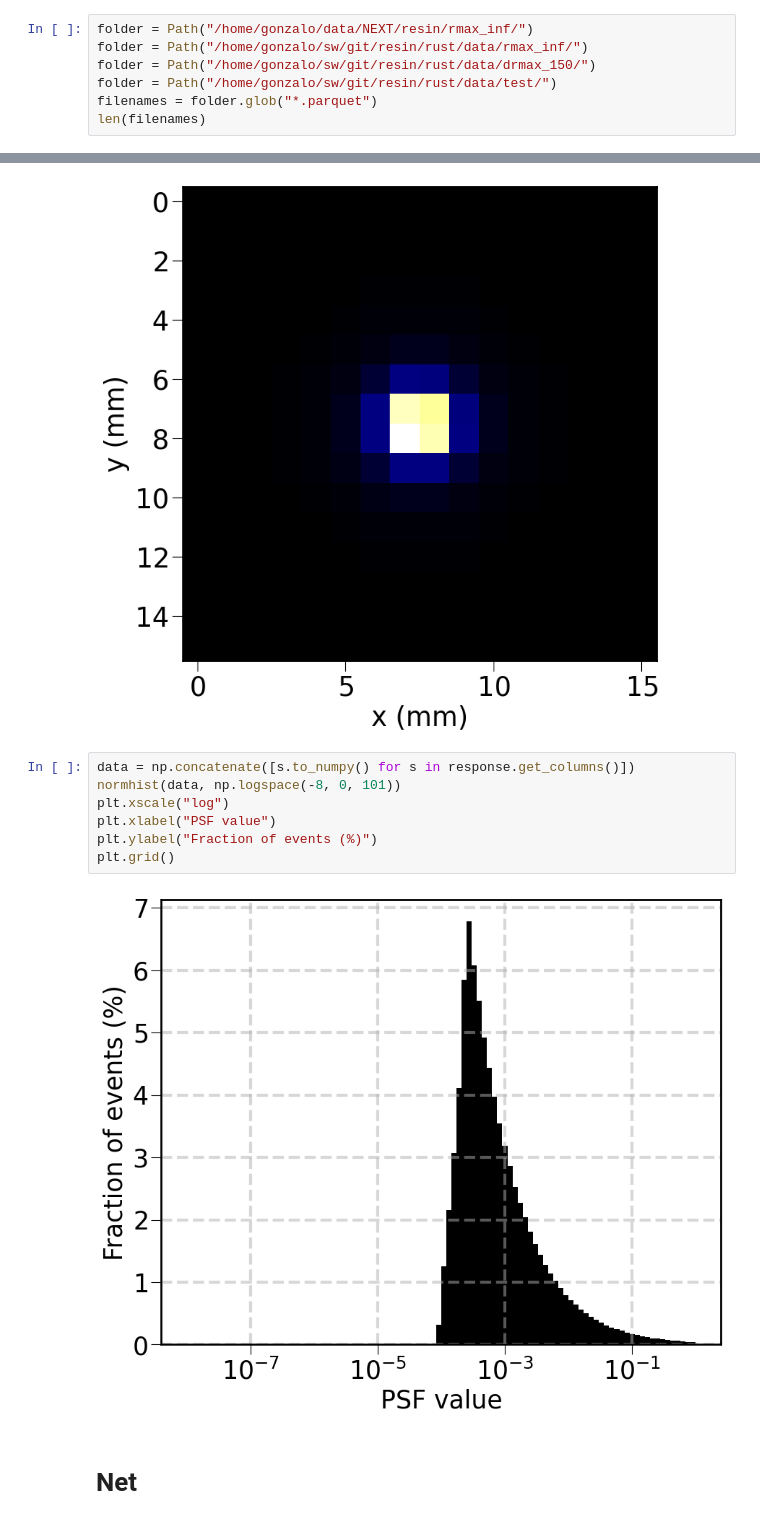
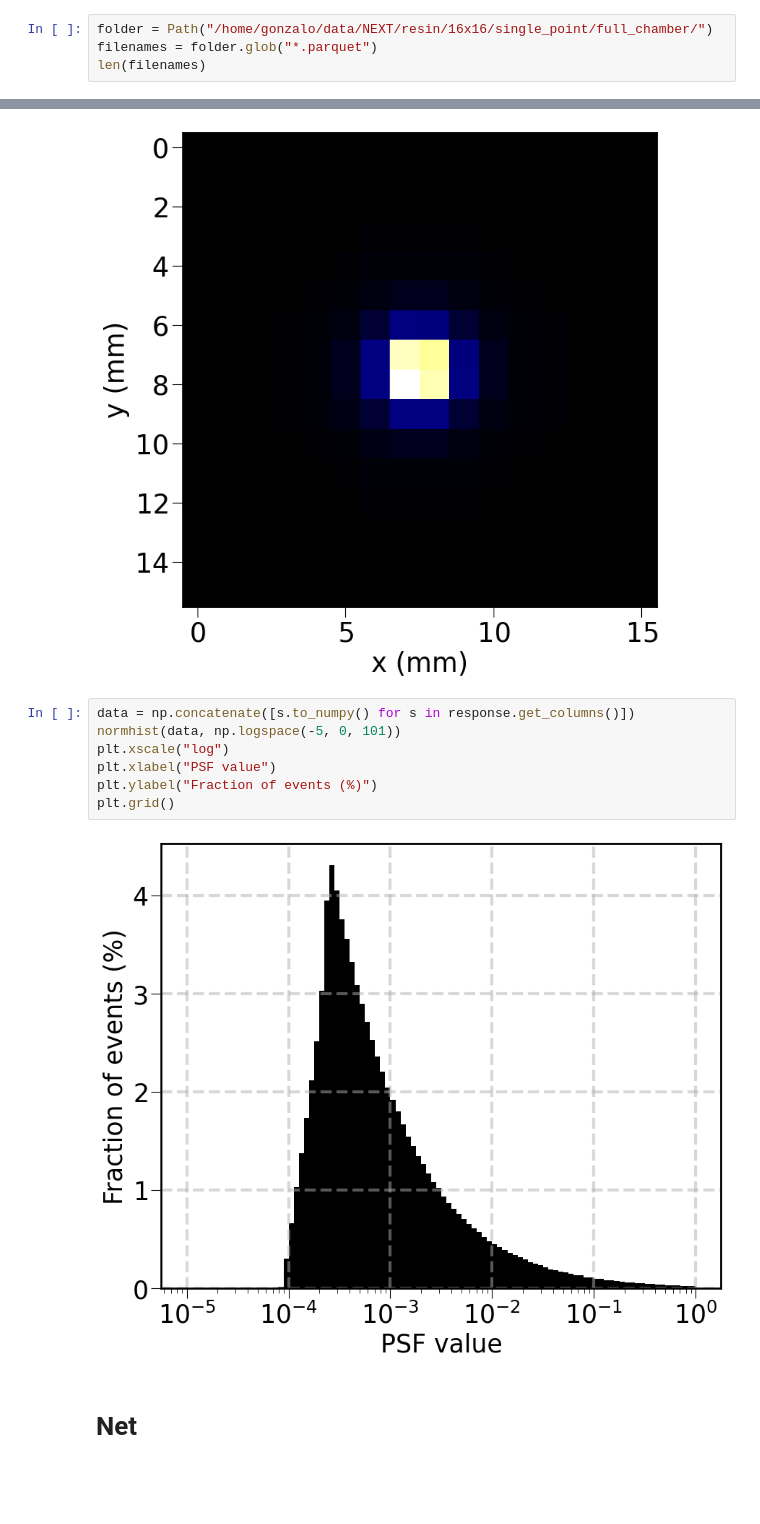
Before and after one commit to gonzaponte/resin, a Jupyter notebook: nb/Ansia.ipynb, the cells around one changed output, grey strips where cells are left out. Saved outputs shown, nothing was run; the diff lists cells and outputs as text; blank space fills up the shorter version.

```diff
--- a/nb/Ansia.ipynb
+++ b/nb/Ansia.ipynb
@@ -17,9 +32,6 @@ from pltools import normhist
 auto_plot_style()
 # %%
-folder = Path("/home/gonzalo/data/NEXT/resin/rmax_inf/")
-folder = Path("/home/gonzalo/sw/git/resin/rust/data/rmax_inf/")
-folder = Path("/home/gonzalo/sw/git/resin/rust/data/drmax_150/")
-folder = Path("/home/gonzalo/sw/git/resin/rust/data/test/")
+folder = Path("/home/gonzalo/data/NEXT/resin/16x16/single_point/full_chamber/")
 filenames = folder.glob("*.parquet")
 len(filenames)
 # %% [output]
@@ -80,12 +92,12 @@ Text(0, 0.5, 'y (mm)')
 [figure]
 # %%
 data = np.concatenate([s.to_numpy() for s in response.get_columns()])
-normhist(data, np.logspace(-8, 0, 101))
+normhist(data, np.logspace(-5, 0, 101))
 plt.xscale("log")
 plt.xlabel("PSF value")
 plt.ylabel("Fraction of events (%)")
 plt.grid()
 # %% [output]
-[figure, old version]
+[figure, new version]
 # %% [markdown]
 # Net
```
Also changed, not shown: parts of 15 cells of this notebook.
